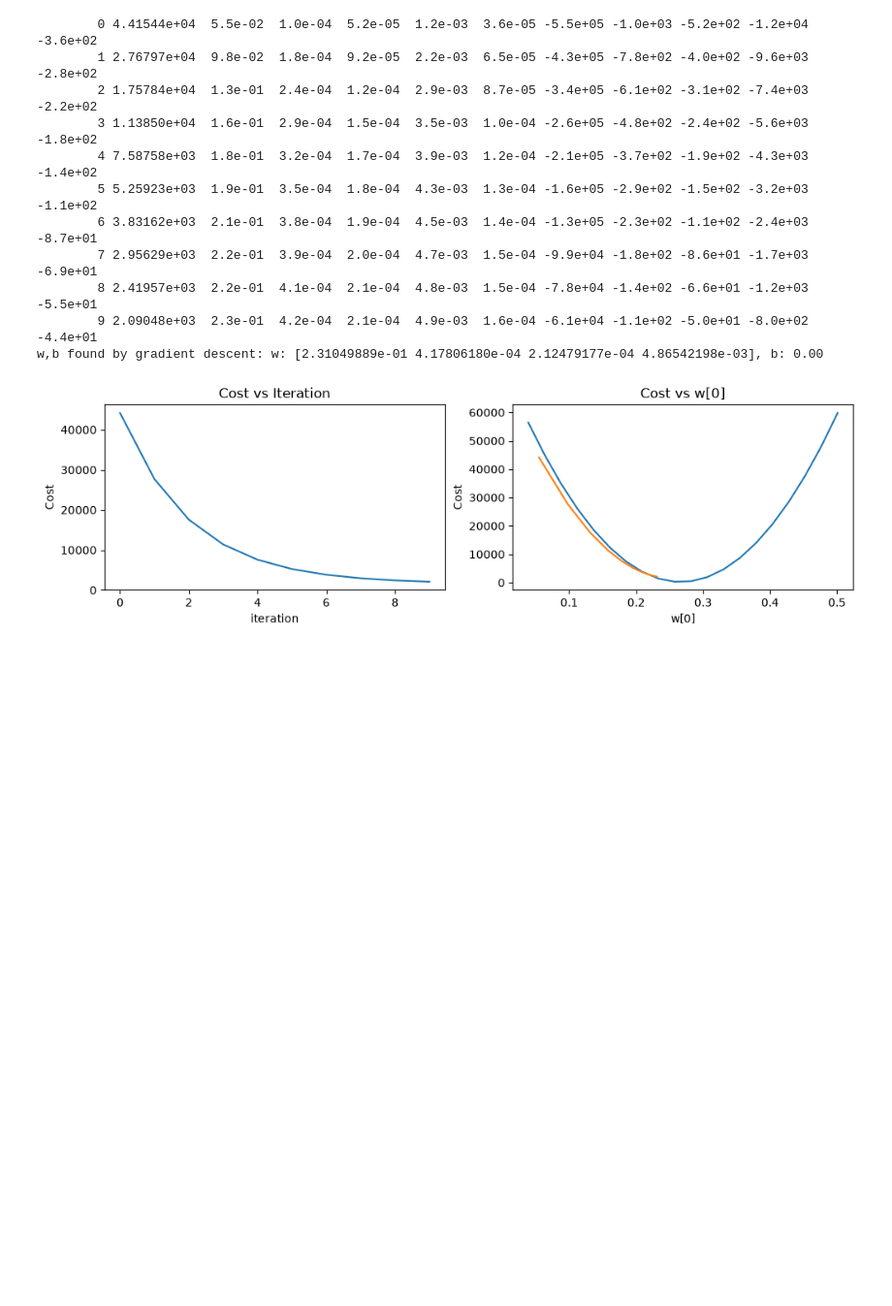
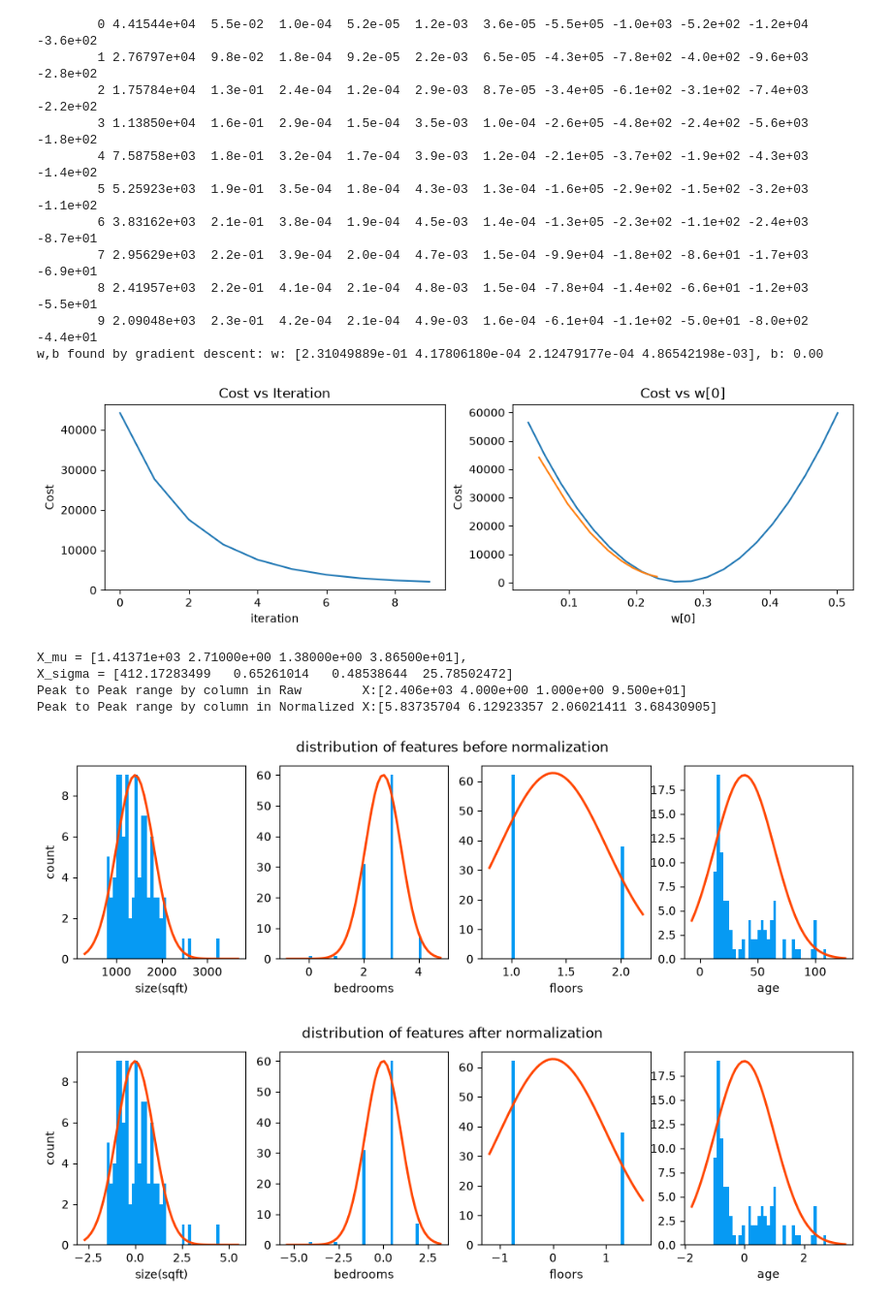
Before and after one commit to themohamedsabbah/house-price-prediction-linear-regression, a Jupyter notebook: src/visual_steps.ipynb, the cells around one changed output. Shown at 97% size. Saved outputs shown, nothing was run; the diff lists cells and outputs as text; code cells hidden in the pictures; blank space fills up the shorter version.

```diff
--- a/src/visual_steps.ipynb
+++ b/src/visual_steps.ipynb
@@ -72,3 +74,32 @@ plot_cost_i_w(X_train,y_train,hist)
         9 2.09048e+03  2.3e-01  4.2e-04  2.1e-04  4.9e-03  1.6e-04 -6.1e+04 -1.1e+02 -5.0e+01 -8.0e+02 -4.4e+01
 w,b found by gradient descent: w: [2.31049889e-01 4.17806180e-04 2.12479177e-04 4.86542198e-03], b: 0.00
 [figure]
+# %%
+X_norm, X_mu, X_sigma = zscore_normalize_features(X_train, True)
+print(f"X_mu = {X_mu}, \nX_sigma = {X_sigma}")
+print(f"Peak to Peak range by column in Raw        X:{np.ptp(X_train,axis=0)}")
+print(f"Peak to Peak range by column in Normalized X:{np.ptp(X_norm,axis=0)}")
+# %% [output]
+X_mu = [1.41371e+03 2.71000e+00 1.38000e+00 3.86500e+01],
+X_sigma = [412.17283499   0.65261014   0.48538644  25.78502472]
+Peak to Peak range by column in Raw        X:[2.406e+03 4.000e+00 1.000e+00 9.500e+01]
+Peak to Peak range by column in Normalized X:[5.83735704 6.12923357 2.06021411 3.68430905]
+# %%
+fig,ax=plt.subplots(1, 4, figsize=(12, 3))
+for i in range(len(ax)):
+    norm_plot(ax[i],X_train[:,i],)
+    ax[i].set_xlabel(X_features[i])
+ax[0].set_ylabel("count");
+fig.suptitle("distribution of features before normalization")
+plt.show()
+fig,ax=plt.subplots(1,4,figsize=(12,3))
+for i in range(len(ax)):
+    norm_plot(ax[i],X_norm[:,i],)
+    ax[i].set_xlabel(X_features[i])
+ax[0].set_ylabel("count");
+fig.suptitle("distribution of features after normalization")
+
+plt.show()
+# %% [output]
+[figure, added]
+[figure, added]
```
Also changed, not shown: parts of 3 cells of this notebook, 1 other file.
